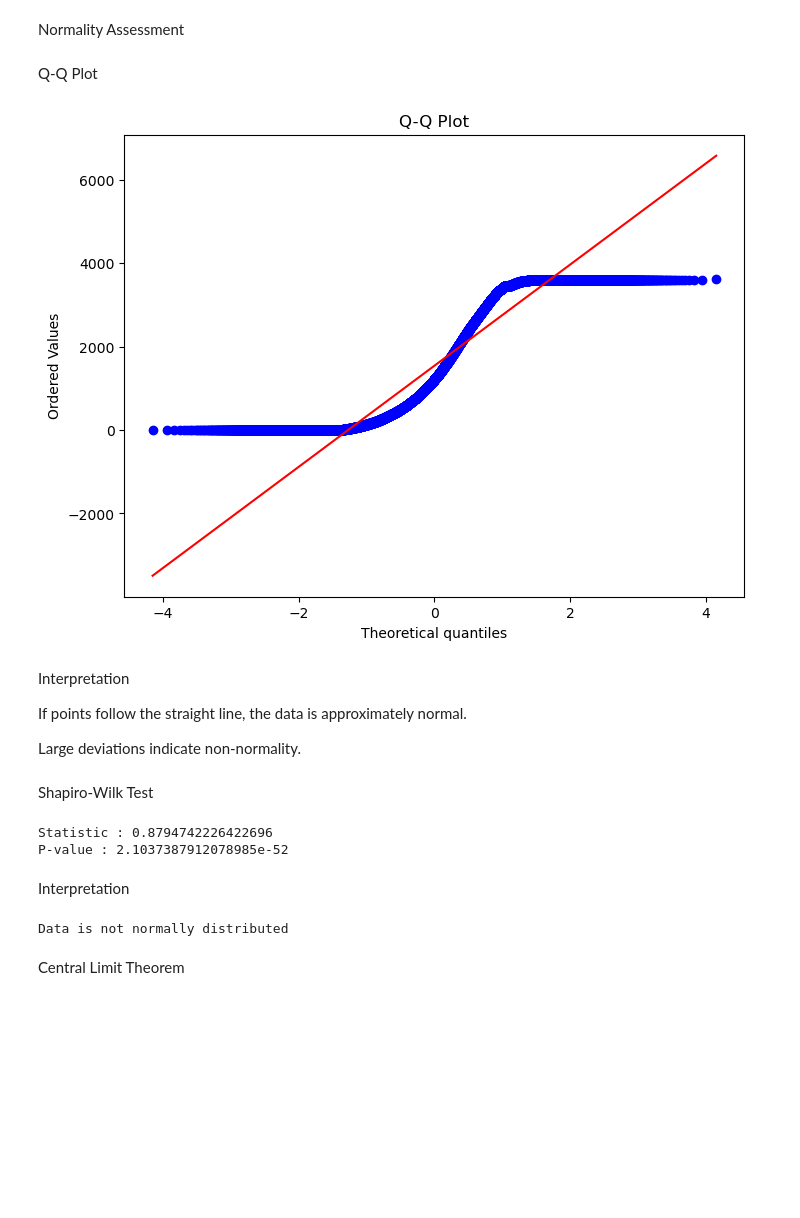
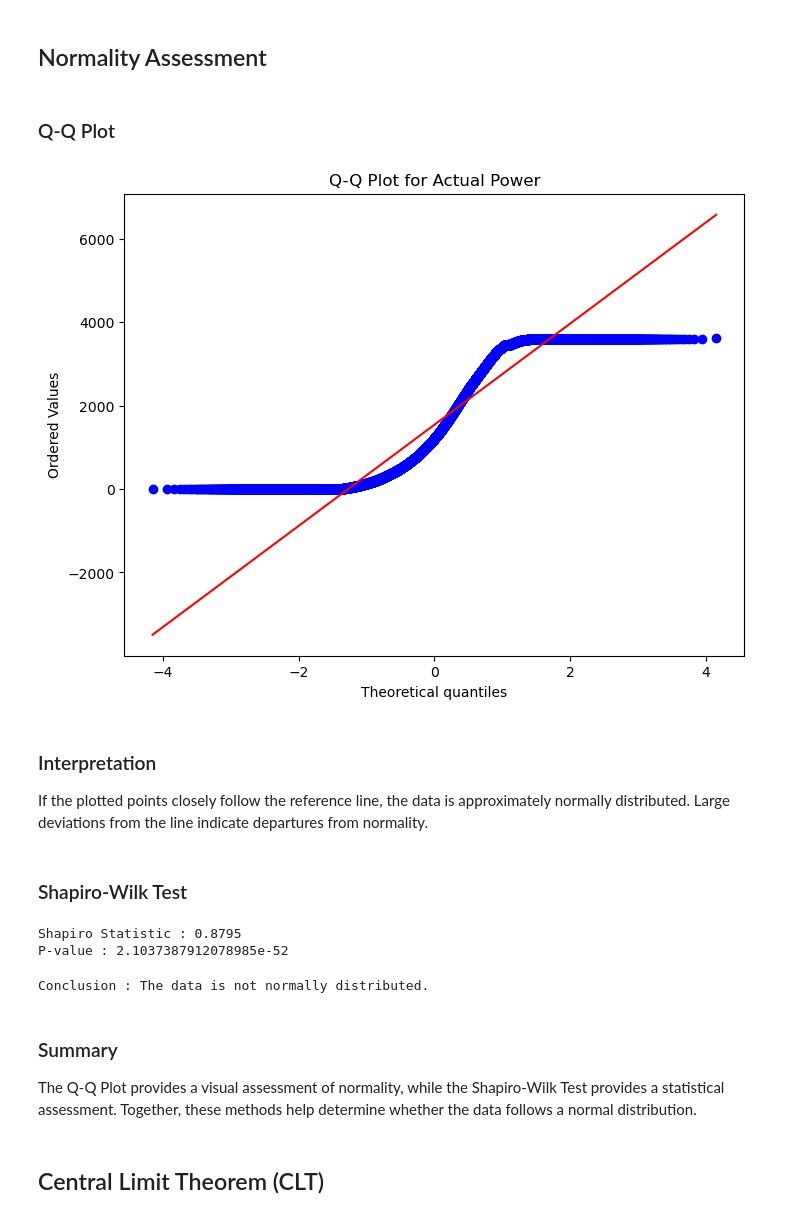
Before and after one commit to reemagupta714/wind-turbine-scada-performance-analysis, a Jupyter notebook: Wind_Turbine_SCADA_Project/notebooks/02_Probability_CLT.ipynb, the cells around one changed output. Cells and saved outputs as stored; diff of their text form; code cells hidden in the pictures; blank space fills up the shorter version.

```diff
--- a/Wind_Turbine_SCADA_Project/notebooks/02_Probability_CLT.ipynb
+++ b/Wind_Turbine_SCADA_Project/notebooks/02_Probability_CLT.ipynb
@@ -15,5 +31,7 @@ warnings.filterwarnings('ignore')
 # %%
-df = pd.read_csv("../data/processed/cleaned_scada.csv")
+df = pd.read_csv("../data/processed/wind_turbine.csv")
+
+print("Shape :", df.shape)
 
 df.head()
 # %% [output]
@@ -123,53 +170,53 @@ plt.show()
 # %% [markdown]
-Normality Assessment
+## Normality Assessment
 # %% [markdown]
-Q-Q Plot
+### Q-Q Plot
 # %%
-plt.figure(figsize=(8,6))
+plt.figure(figsize=(8, 6))
 
 stats.probplot(
-    df['actual_power_kW'],
+    df["actual_power_kW"],
     dist="norm",
     plot=plt
 )
 
-plt.title("Q-Q Plot")
+plt.title("Q-Q Plot for Actual Power")
+
 plt.show()
 # %% [output]
-[figure, old version]
+[figure, new version]
 # %% [markdown]
-Interpretation
+### Interpretation
 
-If points follow the straight line,
-the data is approximately normal.
-
-Large deviations indicate non-normality.
+If the plotted points closely follow the reference line, the data is approximately normally distributed. Large deviations from the line indicate departures from normality.
 # %% [markdown]
-Shapiro-Wilk Test
+### Shapiro-Wilk Test
 # %%
-sample_data = df['actual_power_kW'].sample(
+sample_data = df["actual_power_kW"].sample(
     n=5000,
     random_state=42
 )
 
-stat,p = shapiro(sample_data)
+stat, p = shapiro(sample_data)
 
-print("Statistic :", stat)
+print("Shapiro Statistic :", round(stat, 4))
 print("P-value :", p)
 # %% [output]
-Statistic : 0.8794742226422696
+Shapiro Statistic : 0.8795
 P-value : 2.1037387912078985e-52
-# %% [markdown]
-Interpretation
 # %%
 if p > 0.05:
-    print("Data appears normal")
+    print("Conclusion : The data appears to be normally distributed.")
 else:
-    print("Data is not normally distributed")
+    print("Conclusion : The data is not normally distributed.")
 # %% [output]
-Data is not normally distributed
+Conclusion : The data is not normally distributed.
+# %% [markdown]
+### Summary
+
+The Q-Q Plot provides a visual assessment of normality, while the Shapiro-Wilk Test provides a statistical assessment. Together, these methods help determine whether the data follows a normal distribution.
 # %% [markdown]
-Central Limit Theorem
+## Central Limit Theorem (CLT)
 # %%
 def sampling_distribution(data,
                           sample_size,
```
Also changed, not shown: parts of 32 cells of this notebook, 5 other files.
